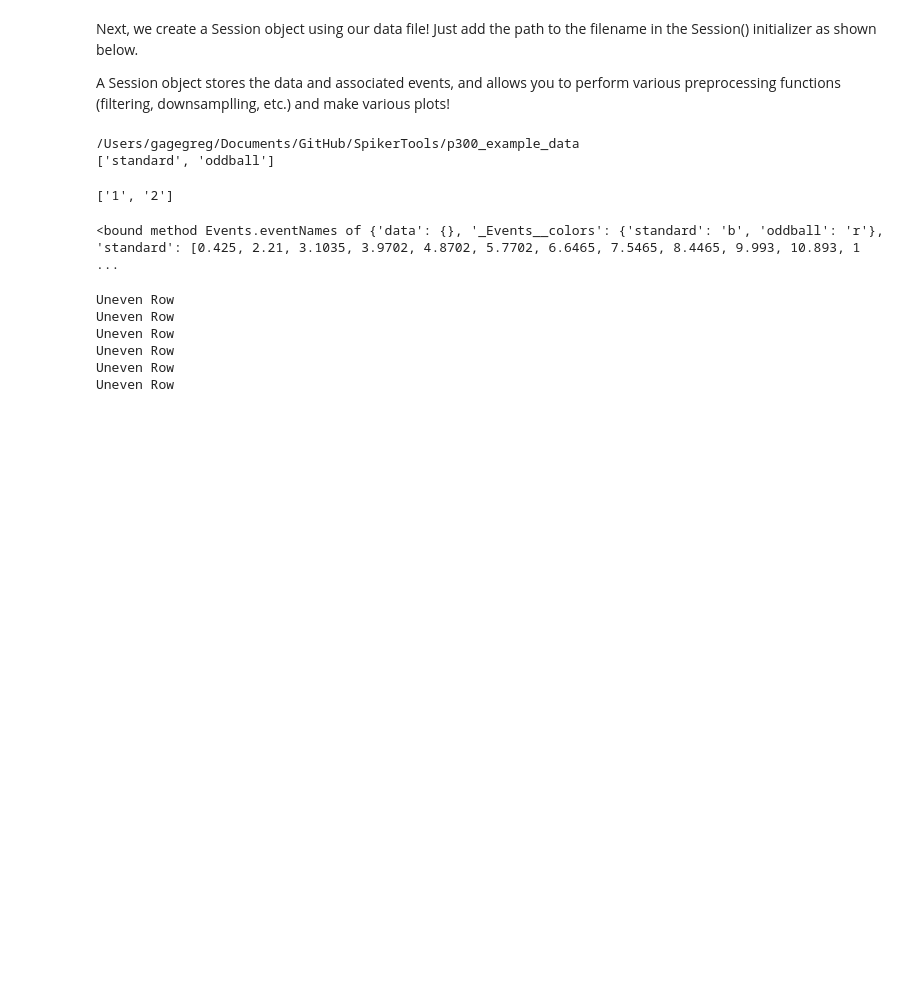
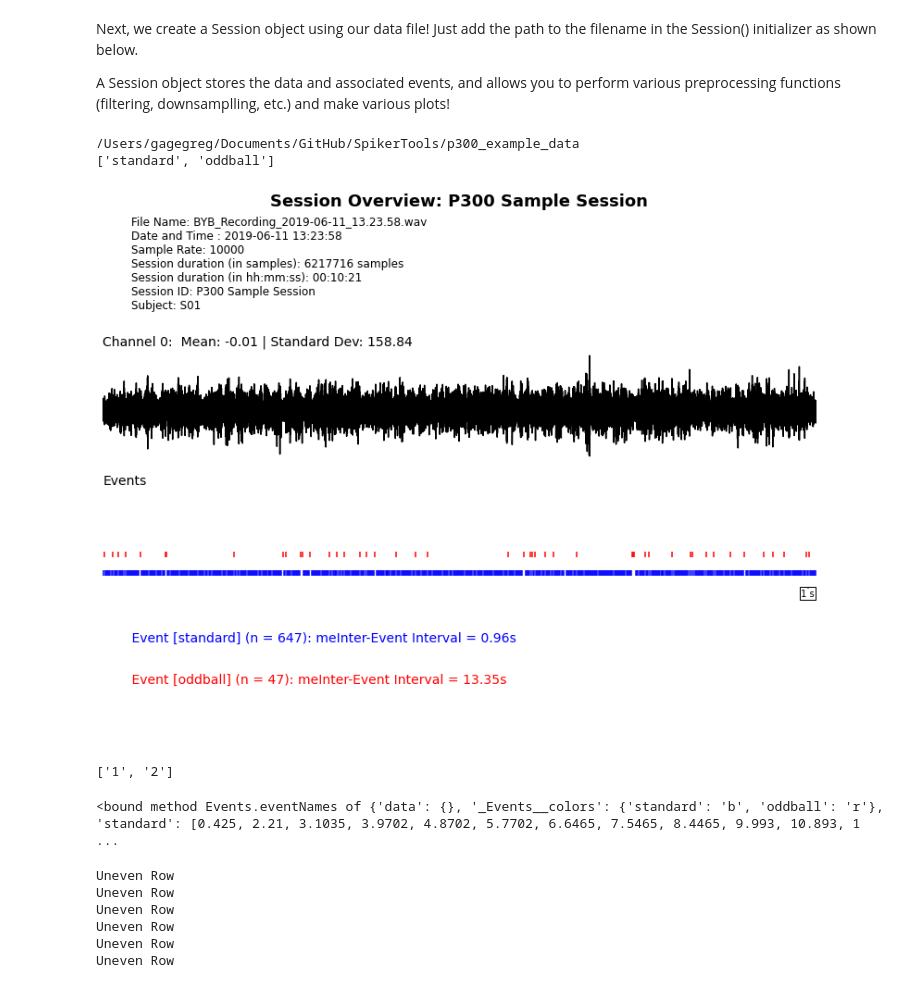
Before and after one commit to BackyardBrains/SpikerTools, a Jupyter notebook: EEG_ExampleNotebook.ipynb, the cells around one changed output. Saved outputs shown, nothing was run; the diff lists cells and outputs as text; code cells hidden in the pictures; blank space fills up the shorter version.

```diff
--- a/EEG_ExampleNotebook.ipynb
+++ b/EEG_ExampleNotebook.ipynb
@@ -60,20 +62,24 @@ A Session object stores the data and associated events, and allows you to perfor
 # %%
 import importlib
 import spikertools as sp
 importlib.reload(sp)
 
 %cd ~/Documents/GitHub/SpikerTools/p300_example_data
 p300 = sp.Session(r"BYB_Recording_2019-06-11_13.23.58.wav")
 #print(p300.events.eventNames)
 p300.events.rename("1", "standard")
 p300.events.rename("2", "oddball")
 print(p300.events.eventNames)
 p300.events.setColor("standard", "b")
 p300.events.setColor("oddball", "r")
 #print(p300.events.color("standard"))
+p300.sessionID = "P300 Sample Session"
+p300.subject = "S01"
+p300.plot_overview()
 # %% [output]
 /Users/gagegreg/Documents/GitHub/SpikerTools/p300_example_data
 ['standard', 'oddball']
+[figure, added]
 # %%
 p300.events.eventNames
 p300.events.rename()
```
Also changed, not shown: parts of 2 cells of this notebook.
